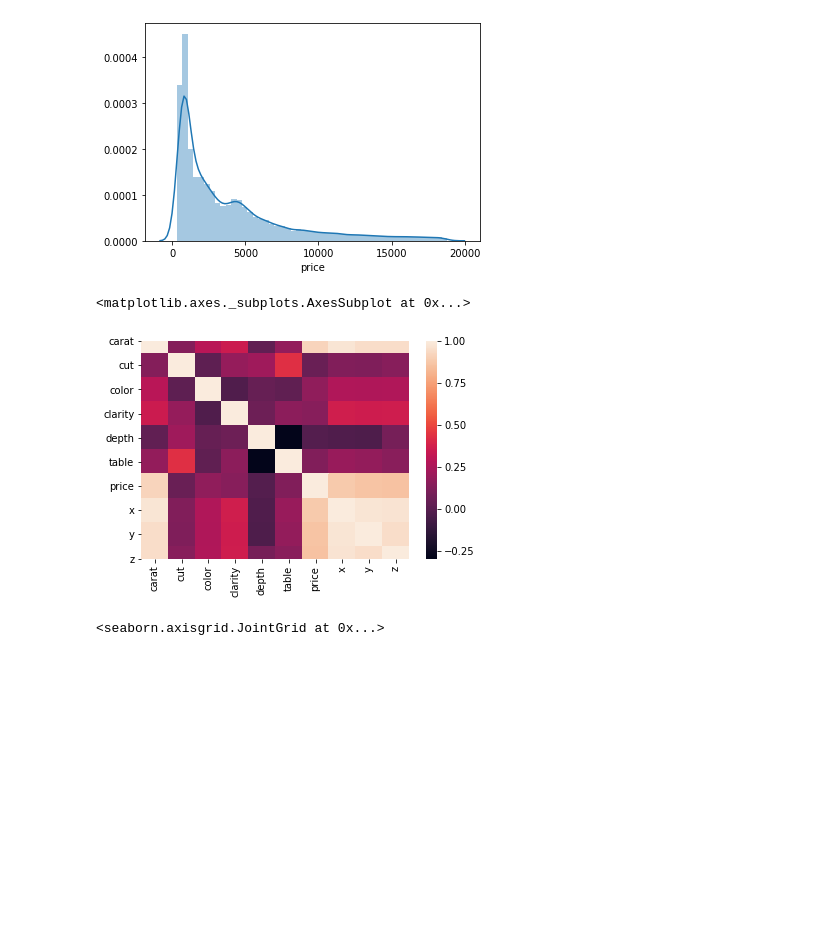
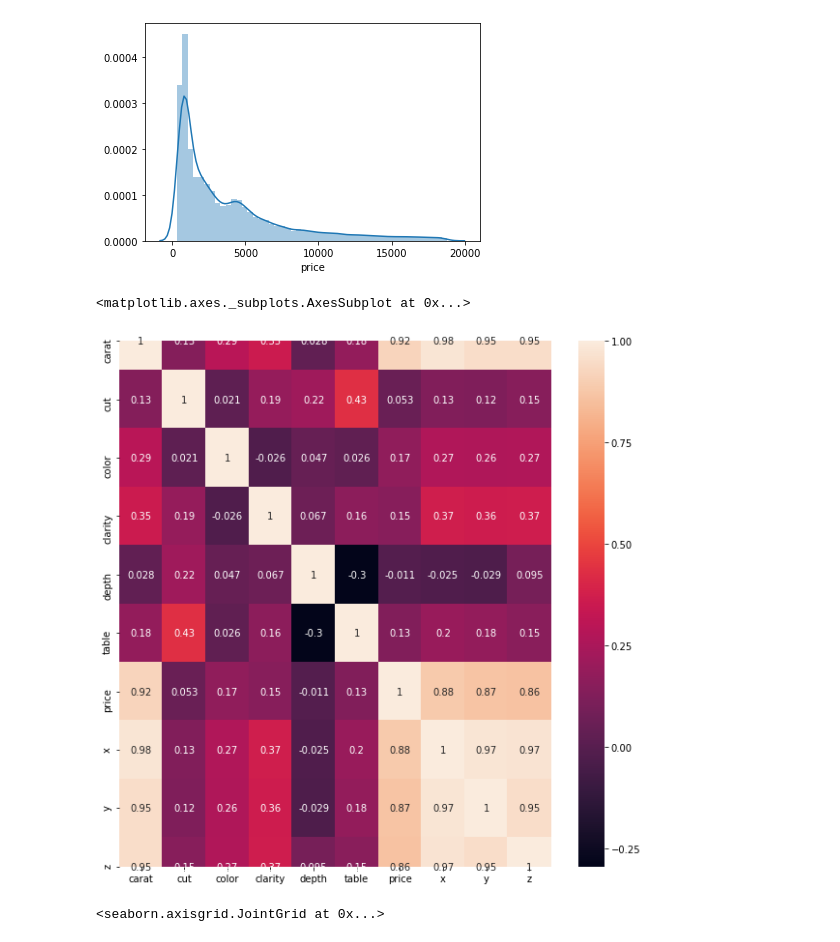
Before and after one commit to AnnaLenaStoe/Diamonds, a Jupyter notebook: diamonds.ipynb, the cells around one changed output. Saved outputs shown, nothing was run; the diff lists cells and outputs as text; code cells hidden in the pictures; blank space fills up the shorter version.

```diff
--- a/diamonds.ipynb
+++ b/diamonds.ipynb
@@ -175,19 +175,23 @@ sns.distplot(diamond['price'])
 [figure]
 # %%
 #Die Heatmap zeigt die korrelierenden Eigenschaften
-sns.heatmap(diamond.corr())
+corr_matrix = diamond.corr()
+#plt.subplots (figsize= (10,10))
+plt.figure(figsize=(10,10))
+sns.heatmap(corr_matrix, annot = True, fmt='.2g')
+
 #Auswertung:
-# depth steht in umgekehrter Beziehung zum Price
-# Grund: Diamant scheint dunkel, wenn depth zu groß oder zu klein durch Lichtdurchlass
-# Carat und Abmessungen korrelieren stark (Gewicht, x, y, z)
-# Carat hat großen Einfluss auf Preis, da je größer ein Diamant, desto seltener und damit teuerer
+#depth steht in umgekehrter Beziehung zum Price
+#Grund: Diamant scheint dunkel, wenn depth zu groß oder zu klein durch Lichtdurchlass
+#Carat und Abmessungen korrelieren stark (Gewicht, x, y, z)
+#Carat hat großen Einfluss auf Preis, da je größer ein Diamant, desto seltener und damit teuerer
 #2 carat sind teuerer als Gesamtkosten von zwei 1-carat Diamanten
-# Länge, Breite, Höhe enge verbindung zum Preis und untereinander
+#Länge, Breite, Höhe enge verbindung zum Preis und untereinander
 
 ##Auswertung der einzelnen korrelierenden Eigenschaften
 # %% [output]
 <matplotlib.axes._subplots.AxesSubplot at 0x...>
-[figure, old version]
+[figure, new version]
 # %%
 ##Carat
 #Carat Datenwerte einblenden
```
Also changed, not shown: parts of 7 cells of this notebook, 1 other file.
